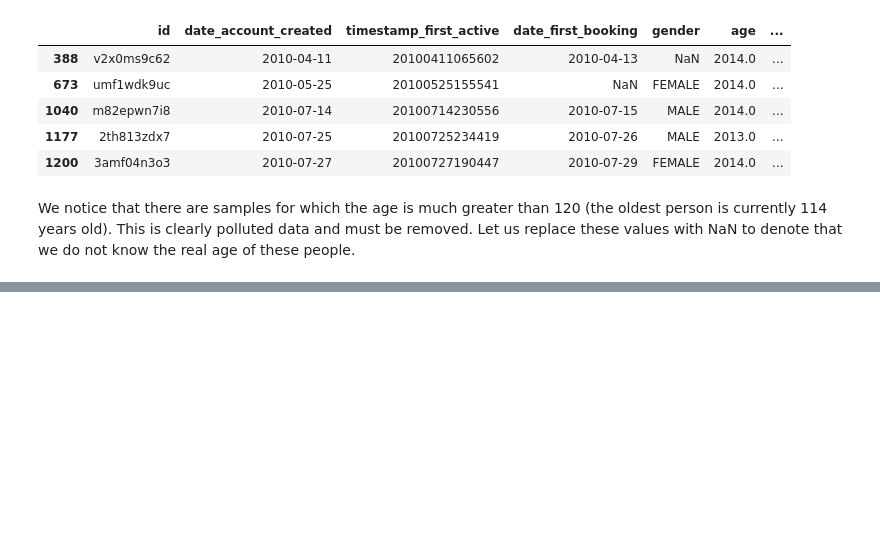
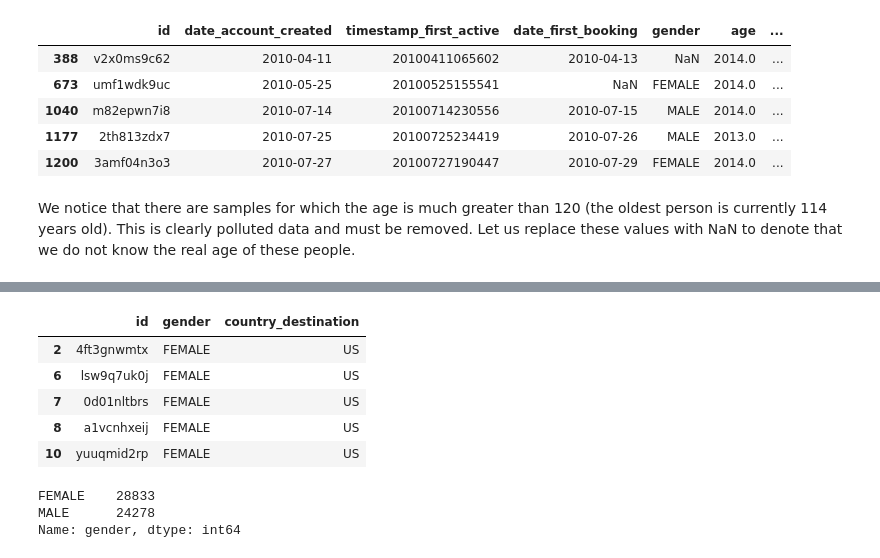
Before and after one commit to rounakbanik/airbnb, a Jupyter notebook: airbnb.ipynb, the cells around one changed output, grey strips where cells are left out. Drawn from its saved outputs; the diff is of its cells as text; code cells hidden in the pictures; blank space fills up the shorter version.

```diff
--- a/airbnb.ipynb
+++ b/airbnb.ipynb
@@ -305,0 +318,17 @@ df_train['age'] = df_train['age'].apply(lambda x: np.nan if x > 120 else x)
+# %%
+df_inf = df_train[(df_train['country_destination'] != 'NDF') & (df_train['country_destination'] != 'other') & (df_train['gender'] != 'OTHER') & (df_train['gender'].notnull())]
+df_inf = df_inf[['id', 'gender', 'country_destination']]
+df_inf.head()
+# %% [output]
+|  | id | gender | country_destination |
+| 2 | 4ft3gnwmtx | FEMALE | US |
+| 6 | lsw9q7uk0j | FEMALE | US |
+| 7 | 0d01nltbrs | FEMALE | US |
+| 8 | a1vcnhxeij | FEMALE | US |
+| 10 | yuuqmid2rp | FEMALE | US |
+# %%
+df_inf['gender'].value_counts()
+# %% [output]
+FEMALE    28833
+MALE      24278
+Name: gender, dtype: int64
```
Also changed, not shown: parts of 29 cells of this notebook.
